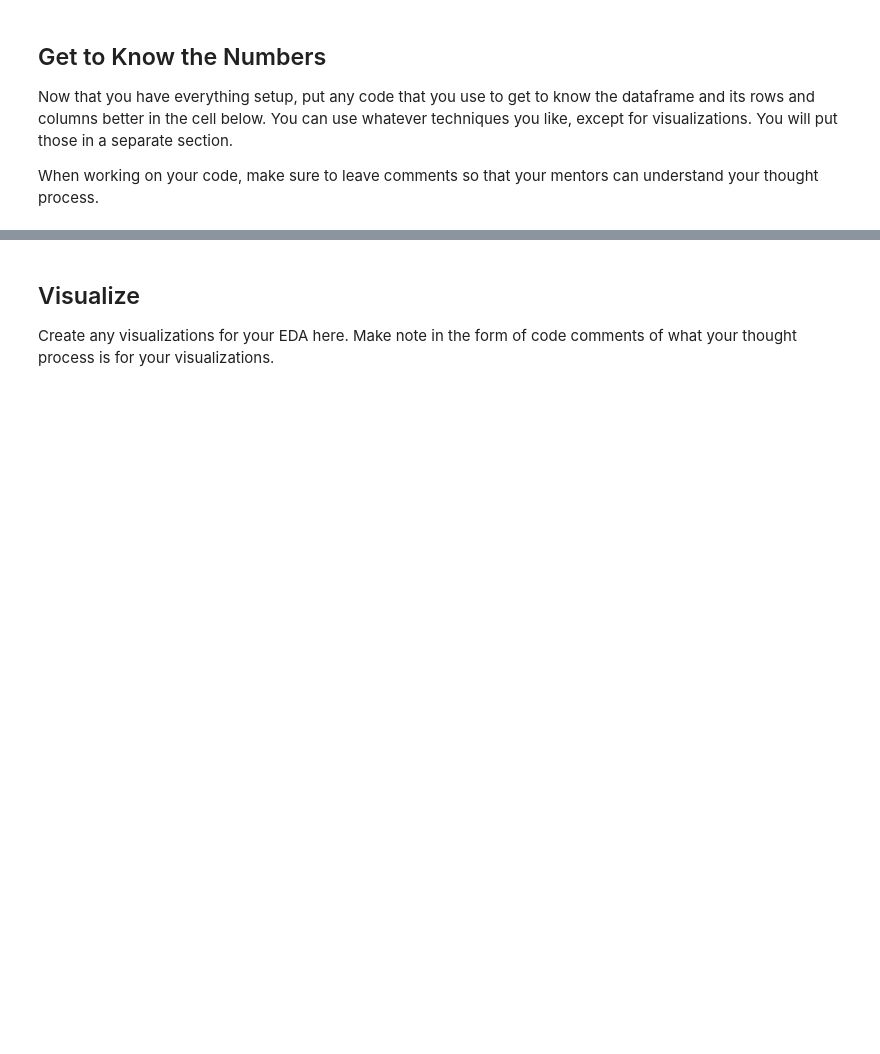
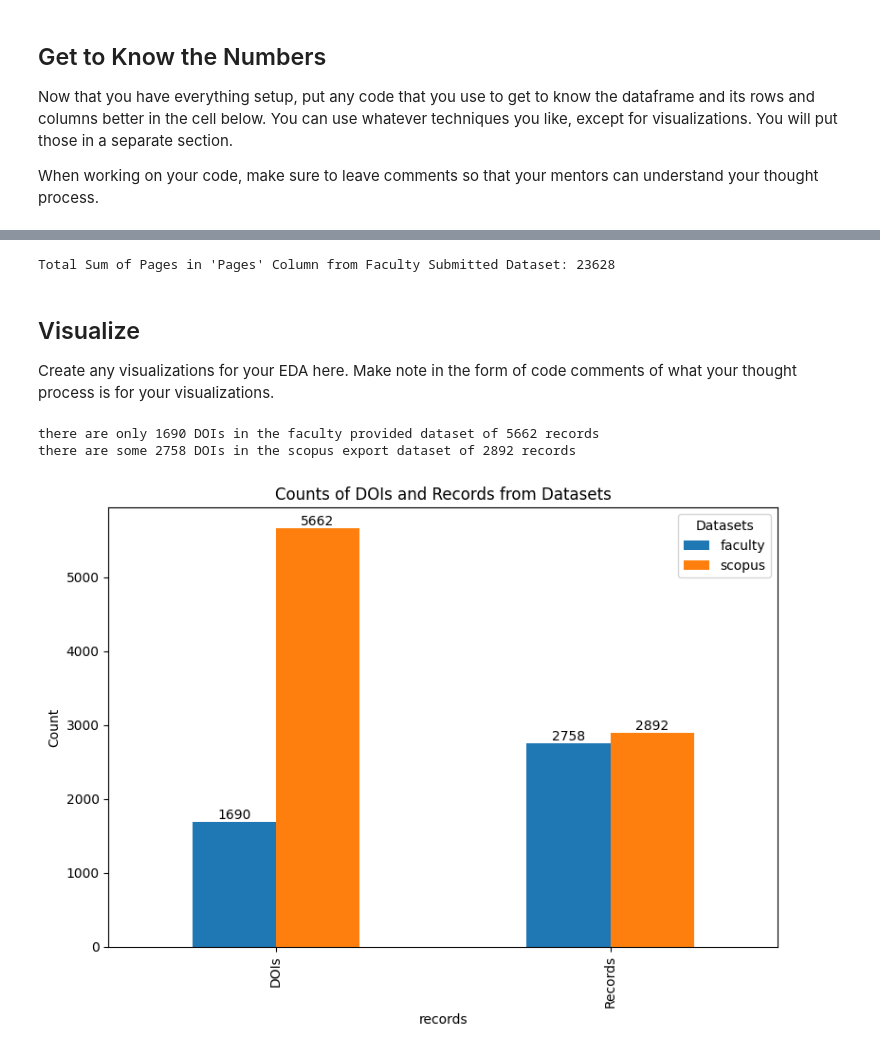
Before and after one commit to e3la/eda-checkpoint, a Jupyter notebook: checkpoint-two.ipynb, the cells around one changed output, grey strips where cells are left out. Drawn from its saved outputs; the diff is of its cells as text; code cells hidden in the pictures; blank space fills up the shorter version.

```diff
--- a/checkpoint-two.ipynb
+++ b/checkpoint-two.ipynb
@@ -110,0 +115,3 @@ SyntaxError: ignored
+# %%
+df1 = fac_df
+print("from faculty:\n",df1.describe())
@@ -110,0 +129,9 @@ SyntaxError: ignored
+# %%
+df2 = sco_df
+print("from scopus:\n",df2.describe())
+
+#knock out all those author columns out for the analysis bit (but not for the final project bits)
+not_author_columns = [column for column in sco_df.columns if 'author' not in column]
+df3 = sco_df[not_author_columns]
+
+print(df3.info())
@@ -111,4 +225,63 @@ SyntaxError: ignored
+# %%
+import re #because regular expressions are neato!
+
+#  function to extract page ranges and calculate sum
+def sum_page_ranges(pages):
+    # Initialize the sum to 0
+    total_sum = 0
+
+    # regular expression to find numeric ranges
+    pattern = r'(\d+)-(\d+)'
+
+    for page in pages:
+        matches = re.findall(pattern, str(page))
+        for match in matches:
+            start, end = map(int, match)
+            if start <= end: #but only if the first page is before the last page
+                total_sum += end - start + 1
+
+    return total_sum
+
+# Apply the function to the 'Pages' column
+total_pages_sum = sum_page_ranges(df1['Pages'])
+
+print("Total Sum of Pages in 'Pages' Column from Faculty Submitted Dataset:", total_pages_sum)
+# %% [output]
+Total Sum of Pages in 'Pages' Column from Faculty Submitted Dataset: 23628
 # %% [markdown]
 ## Visualize
 
 Create any visualizations for your EDA here. Make note in the form of code comments of what your thought process is for your visualizations.
+# %%
+print("there are only",df1['DOI'].notnull().sum(),"DOIs in the faculty provided dataset of",len(df1),"records")
+print("there are some",df2['doi'].notnull().sum(),"DOIs in the scopus export dataset of",len(df2),"records")
+
+# Create a DataFrame
+data = {
+    'records': ['DOIs', 'Records'],
+    'faculty': [1690, 2758],
+    'scopus': [5662, 2892]
+}
+
+df = pd.DataFrame(data)
+
+df.set_index('records', inplace=True)
+
+# Create a bar chart
+ax = df.plot(kind='bar', figsize=(8, 6))
+
+# Customize the plot
+ax.set_ylabel('Count')
+ax.set_title('Counts of DOIs and Records from Datasets')
+ax.legend(title='Datasets')
+
+for p in ax.patches:
+    ax.annotate(str(int(p.get_height())), (p.get_x() + p.get_width() / 2., p.get_height()), ha='center', va='bottom')
+
+# Show the plot
+plt.tight_layout()
+plt.show()
+# %% [output]
+there are only 1690 DOIs in the faculty provided dataset of 5662 records
+there are some 2758 DOIs in the scopus export dataset of 2892 records
+[figure, added]
```
Also changed, not shown: parts of 18 cells of this notebook.
